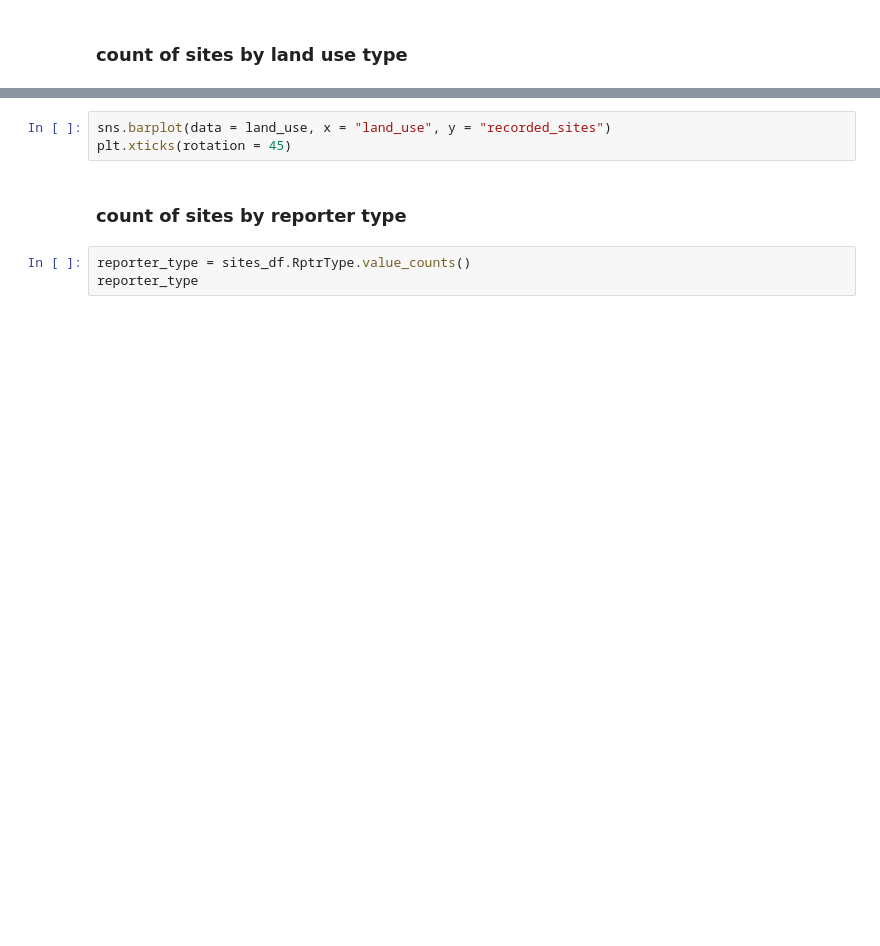
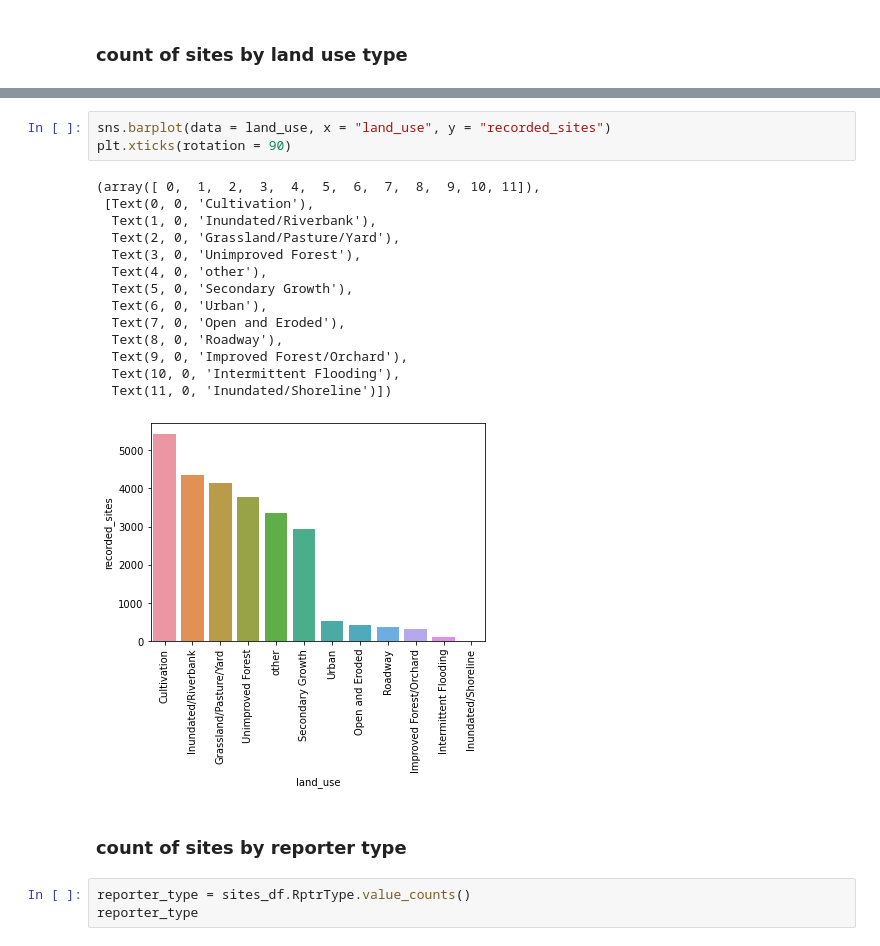
Before and after one commit to Tara-Nicole-Data/archaeological-sites-and-tourism-economic-impact, a Jupyter notebook: notebooks/Sites-Analysis.ipynb, the cells around one changed output, grey strips where cells are left out. Drawn from its saved outputs; the diff is of its cells as text; blank space fills up the shorter version.

```diff
--- a/notebooks/Sites-Analysis.ipynb
+++ b/notebooks/Sites-Analysis.ipynb
@@ -118,6 +553,21 @@ land_use
 # %%
 sns.barplot(data = land_use, x = "land_use", y = "recorded_sites")
-plt.xticks(rotation = 45)
+plt.xticks(rotation = 90)
+# %% [output]
+(array([ 0,  1,  2,  3,  4,  5,  6,  7,  8,  9, 10, 11]),
+ [Text(0, 0, 'Cultivation'),
+  Text(1, 0, 'Inundated/Riverbank'),
+  Text(2, 0, 'Grassland/Pasture/Yard'),
+  Text(3, 0, 'Unimproved Forest'),
+  Text(4, 0, 'other'),
+  Text(5, 0, 'Secondary Growth'),
+  Text(6, 0, 'Urban'),
+  Text(7, 0, 'Open and Eroded'),
+  Text(8, 0, 'Roadway'),
+  Text(9, 0, 'Improved Forest/Orchard'),
+  Text(10, 0, 'Intermittent Flooding'),
+  Text(11, 0, 'Inundated/Shoreline')])
+[figure, added]
 # %% [markdown]
 ### count of sites by reporter type
 # %%
```
Also changed, not shown: parts of 47 cells of this notebook.
